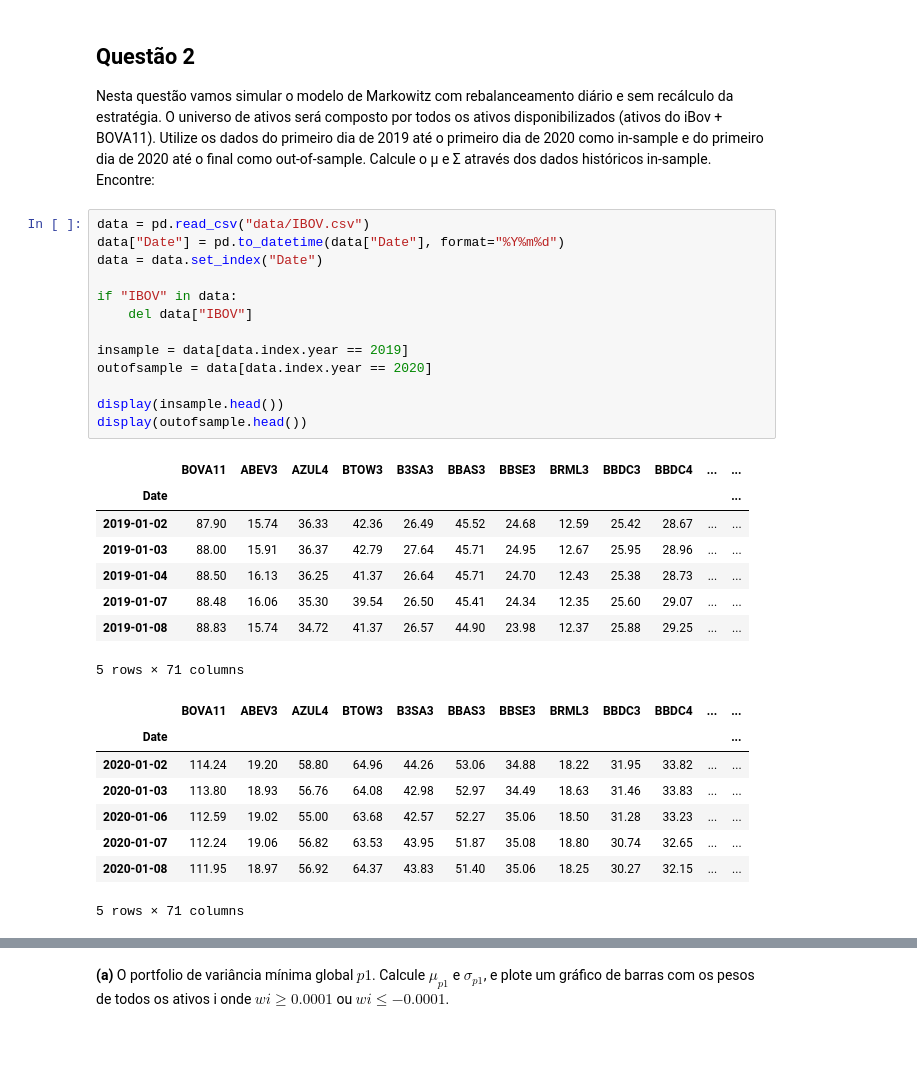
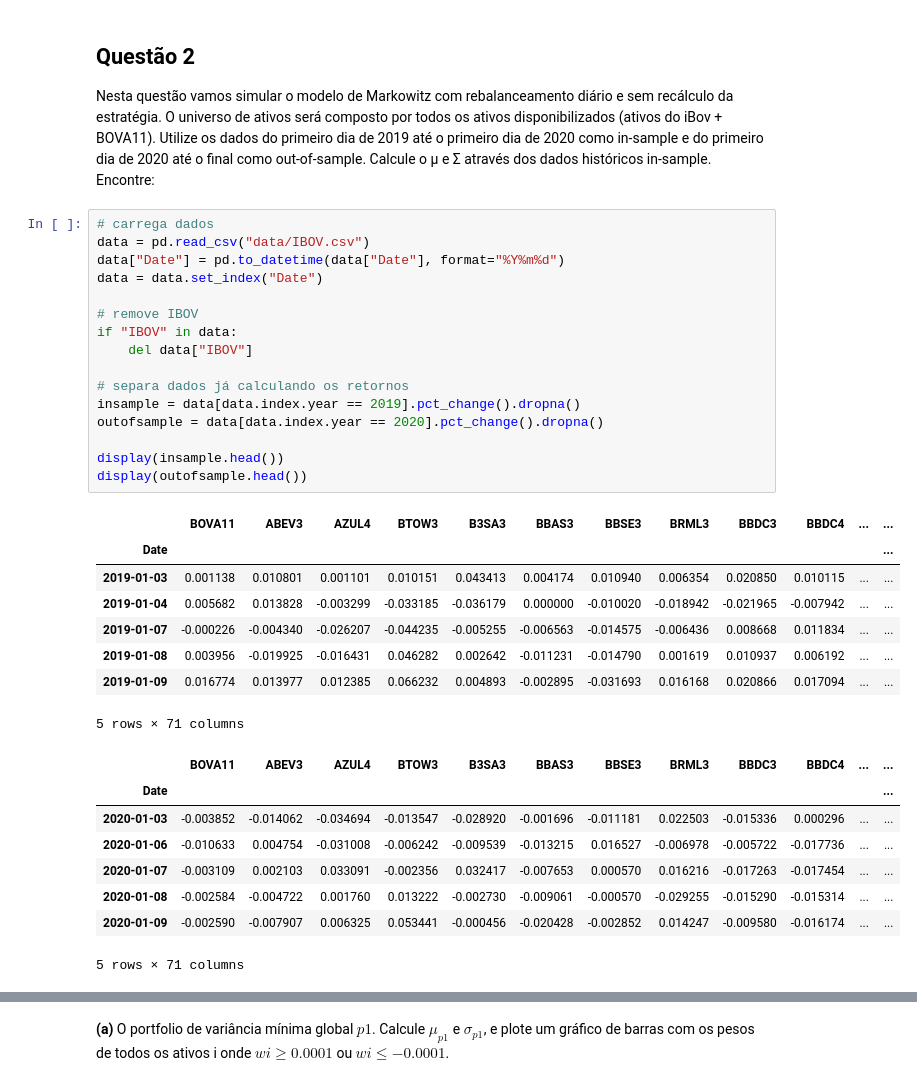
Before and after one commit to innng/quantitative-finance-and-risk-management, a Jupyter notebook: lista_2.ipynb, the cells around one changed output, grey strips where cells are left out. Cells and saved outputs as stored; diff of their text form; blank space fills up the shorter version.

```diff
--- a/lista_2.ipynb
+++ b/lista_2.ipynb
@@ -133,33 +133,36 @@ Média: 4.496741045784001e-15
 
 Nesta questão vamos simular o modelo de Markowitz com rebalanceamento diário e sem recálculo da estratégia. O universo de ativos será composto por todos os ativos disponibilizados (ativos do iBov + BOVA11). Utilize os dados do primeiro dia de 2019 até o primeiro dia de 2020 como in-sample e do primeiro dia de 2020 até o final como out-of-sample. Calcule o μ e Σ através dos dados históricos in-sample. Encontre:
 # %%
+# carrega dados
 data = pd.read_csv("data/IBOV.csv")
 data["Date"] = pd.to_datetime(data["Date"], format="%Y%m%d")
 data = data.set_index("Date")
 
+# remove IBOV
 if "IBOV" in data:
     del data["IBOV"]
 
-insample = data[data.index.year == 2019]
-outofsample = data[data.index.year == 2020]
+# separa dados já calculando os retornos
+insample = data[data.index.year == 2019].pct_change().dropna()
+outofsample = data[data.index.year == 2020].pct_change().dropna()
 
 display(insample.head())
 display(outofsample.head())
 # %% [output]
 |  | BOVA11 | ABEV3 | AZUL4 | BTOW3 | B3SA3 | BBAS3 | BBSE3 | BRML3 | BBDC3 | BBDC4 | ... | ... |
 | Date |  |  |  |  |  |  |  |  |  |  |  | ... |
-| 2019-01-02 | 87.90 | 15.74 | 36.33 | 42.36 | 26.49 | 45.52 | 24.68 | 12.59 | 25.42 | 28.67 | ... | ... |
-| 2019-01-03 | 88.00 | 15.91 | 36.37 | 42.79 | 27.64 | 45.71 | 24.95 | 12.67 | 25.95 | 28.96 | ... | ... |
-| 2019-01-04 | 88.50 | 16.13 | 36.25 | 41.37 | 26.64 | 45.71 | 24.70 | 12.43 | 25.38 | 28.73 | ... | ... |
-| 2019-01-07 | 88.48 | 16.06 | 35.30 | 39.54 | 26.50 | 45.41 | 24.34 | 12.35 | 25.60 | 29.07 | ... | ... |
-| 2019-01-08 | 88.83 | 15.74 | 34.72 | 41.37 | 26.57 | 44.90 | 23.98 | 12.37 | 25.88 | 29.25 | ... | ... |
+| 2019-01-03 | 0.001138 | 0.010801 | 0.001101 | 0.010151 | 0.043413 | 0.004174 | 0.010940 | 0.006354 | 0.020850 | 0.010115 | ... | ... |
+| 2019-01-04 | 0.005682 | 0.013828 | -0.003299 | -0.033185 | -0.036179 | 0.000000 | -0.010020 | -0.018942 | -0.021965 | -0.007942 | ... | ... |
+| 2019-01-07 | -0.000226 | -0.004340 | -0.026207 | -0.044235 | -0.005255 | -0.006563 | -0.014575 | -0.006436 | 0.008668 | 0.011834 | ... | ... |
+| 2019-01-08 | 0.003956 | -0.019925 | -0.016431 | 0.046282 | 0.002642 | -0.011231 | -0.014790 | 0.001619 | 0.010937 | 0.006192 | ... | ... |
+| 2019-01-09 | 0.016774 | 0.013977 | 0.012385 | 0.066232 | 0.004893 | -0.002895 | -0.031693 | 0.016168 | 0.020866 | 0.017094 | ... | ... |
 5 rows × 71 columns
 |  | BOVA11 | ABEV3 | AZUL4 | BTOW3 | B3SA3 | BBAS3 | BBSE3 | BRML3 | BBDC3 | BBDC4 | ... | ... |
 | Date |  |  |  |  |  |  |  |  |  |  |  | ... |
-| 2020-01-02 | 114.24 | 19.20 | 58.80 | 64.96 | 44.26 | 53.06 | 34.88 | 18.22 | 31.95 | 33.82 | ... | ... |
-| 2020-01-03 | 113.80 | 18.93 | 56.76 | 64.08 | 42.98 | 52.97 | 34.49 | 18.63 | 31.46 | 33.83 | ... | ... |
-| 2020-01-06 | 112.59 | 19.02 | 55.00 | 63.68 | 42.57 | 52.27 | 35.06 | 18.50 | 31.28 | 33.23 | ... | ... |
-| 2020-01-07 | 112.24 | 19.06 | 56.82 | 63.53 | 43.95 | 51.87 | 35.08 | 18.80 | 30.74 | 32.65 | ... | ... |
-| 2020-01-08 | 111.95 | 18.97 | 56.92 | 64.37 | 43.83 | 51.40 | 35.06 | 18.25 | 30.27 | 32.15 | ... | ... |
+| 2020-01-03 | -0.003852 | -0.014062 | -0.034694 | -0.013547 | -0.028920 | -0.001696 | -0.011181 | 0.022503 | -0.015336 | 0.000296 | ... | ... |
+| 2020-01-06 | -0.010633 | 0.004754 | -0.031008 | -0.006242 | -0.009539 | -0.013215 | 0.016527 | -0.006978 | -0.005722 | -0.017736 | ... | ... |
+| 2020-01-07 | -0.003109 | 0.002103 | 0.033091 | -0.002356 | 0.032417 | -0.007653 | 0.000570 | 0.016216 | -0.017263 | -0.017454 | ... | ... |
+| 2020-01-08 | -0.002584 | -0.004722 | 0.001760 | 0.013222 | -0.002730 | -0.009061 | -0.000570 | -0.029255 | -0.015290 | -0.015314 | ... | ... |
+| 2020-01-09 | -0.002590 | -0.007907 | 0.006325 | 0.053441 | -0.000456 | -0.020428 | -0.002852 | 0.014247 | -0.009580 | -0.016174 | ... | ... |
 5 rows × 71 columns
 # %%
```
Also changed, not shown: parts of 8 cells of this notebook.
